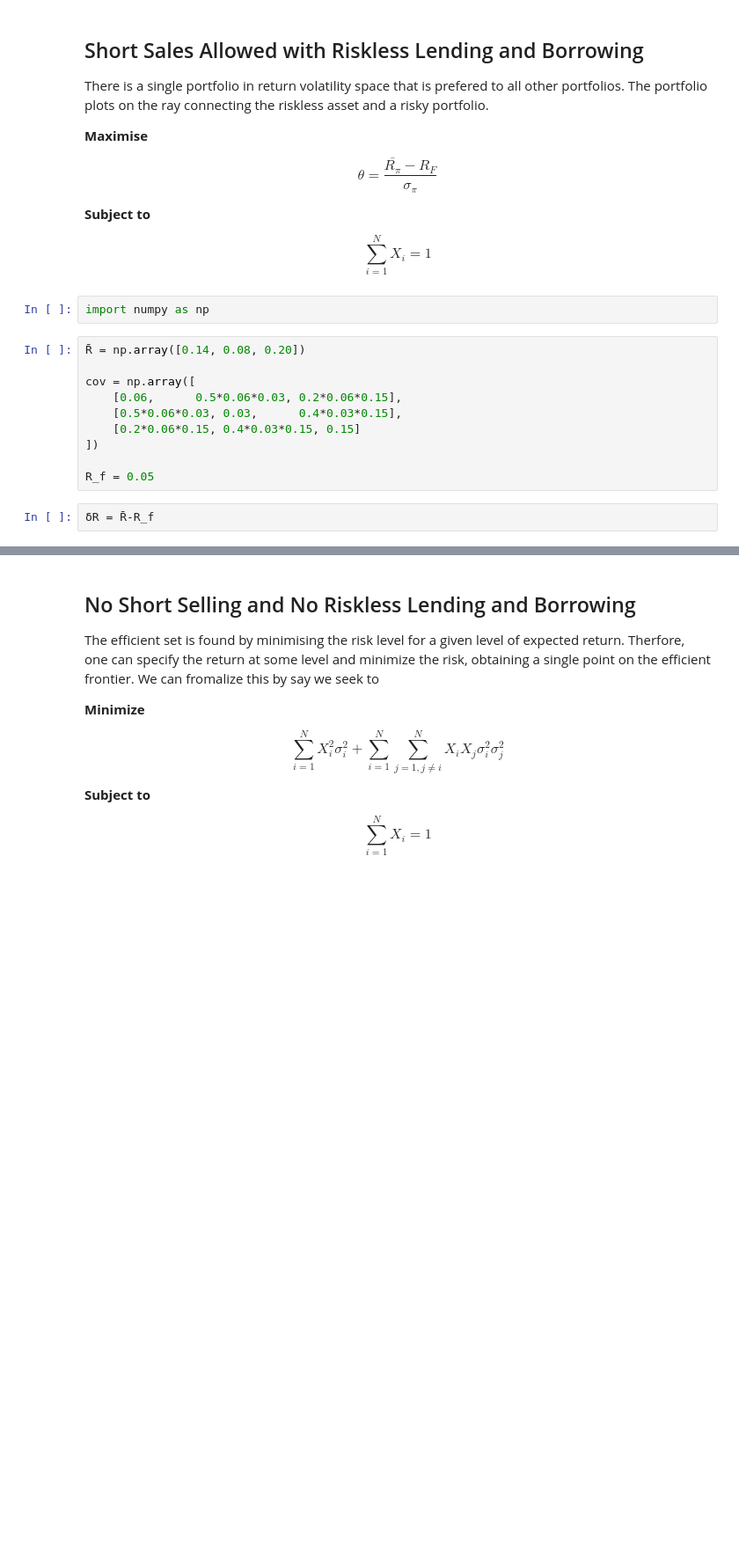
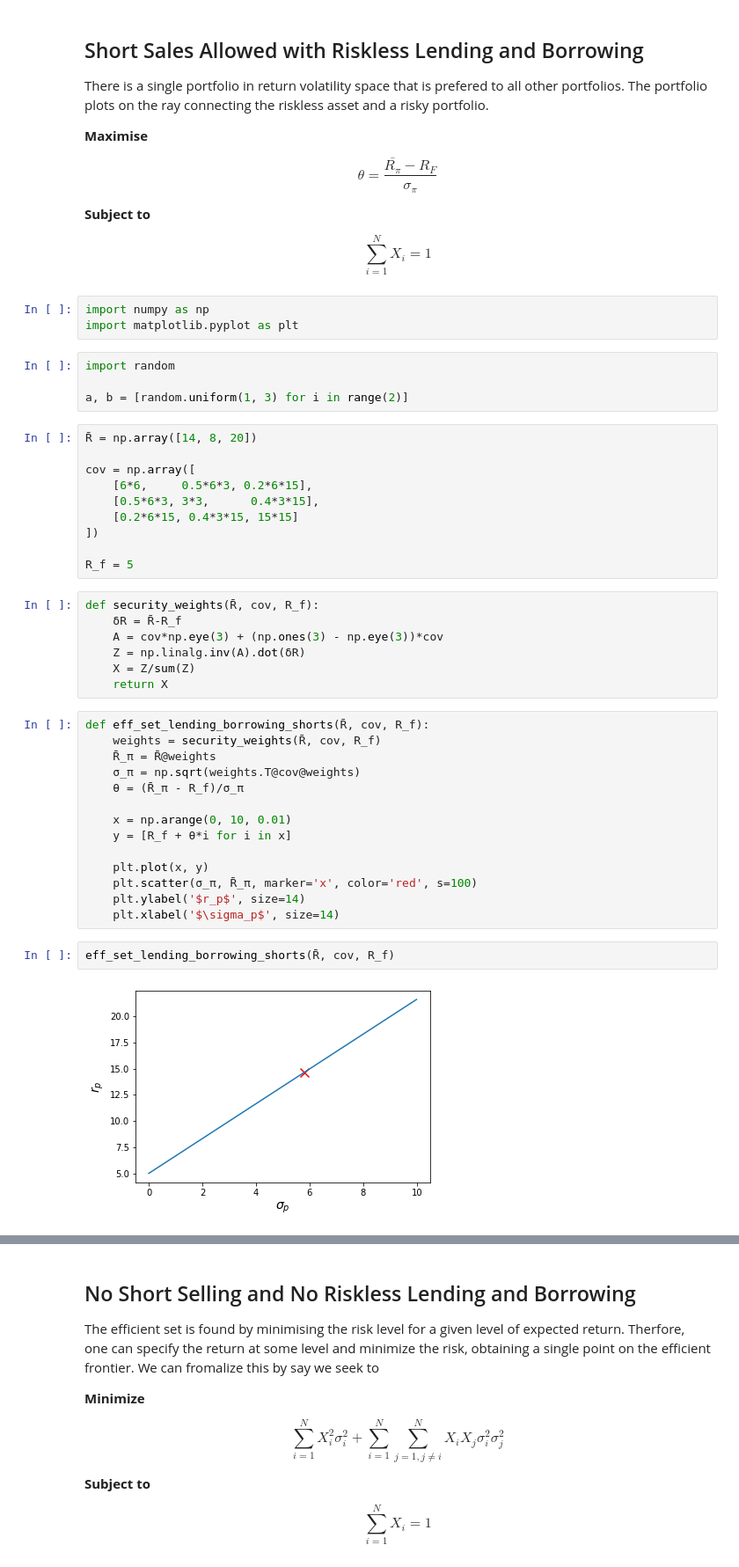
Before and after one commit to mjhoshea/portfolio-optimisation, a Jupyter notebook: notebooks/ch6.ipynb, the cells around one changed output, grey strips where cells are left out. Shown: that part at 88% size. Drawn from its saved outputs; the diff is of its cells as text; blank space fills up the shorter version.

```diff
--- a/notebooks/ch6.ipynb
+++ b/notebooks/ch6.ipynb
@@ -14,15 +14,43 @@ $$ \theta = \frac{\bar{R_{\pi}} - R_F}{\sigma_{\pi}}$$
 $$ \sum_{i=1}^N X_i = 1$$
 # %%
 import numpy as np
+import matplotlib.pyplot as plt
+# %%
+import random
+
+a, b = [random.uniform(1, 3) for i in range(2)]
 # %%
-R̄ = np.array([0.14, 0.08, 0.20])
+R̄ = np.array([14, 8, 20])
 
 cov = np.array([
-    [0.06,      0.5*0.06*0.03, 0.2*0.06*0.15],
-    [0.5*0.06*0.03, 0.03,      0.4*0.03*0.15],
-    [0.2*0.06*0.15, 0.4*0.03*0.15, 0.15]
+    [6*6,     0.5*6*3, 0.2*6*15],
+    [0.5*6*3, 3*3,      0.4*3*15],
+    [0.2*6*15, 0.4*3*15, 15*15]
 ])
 
-R_f = 0.05
+R_f = 5
+# %%
+def security_weights(R̄, cov, R_f):
+    δR = R̄-R_f
+    A = cov*np.eye(3) + (np.ones(3) - np.eye(3))*cov
+    Z = np.linalg.inv(A).dot(δR)
+    X = Z/sum(Z)
+    return X
+# %%
+def eff_set_lending_borrowing_shorts(R̄, cov, R_f):
+    weights = security_weights(R̄, cov, R_f)
+    R̄_π = R̄@weights
+    σ_π = np.sqrt(weights.T@cov@weights)
+    θ = (R̄_π - R_f)/σ_π
+
+    x = np.arange(0, 10, 0.01)
+    y = [R_f + θ*i for i in x]
+
+    plt.plot(x, y)
+    plt.scatter(σ_π, R̄_π, marker='x', color='red', s=100)
+    plt.ylabel('$r_p$', size=14)
+    plt.xlabel('$\sigma_p$', size=14)
 # %%
-δR = R̄-R_f
+eff_set_lending_borrowing_shorts(R̄, cov, R_f)
+# %% [output]
+[figure, added]
```
Also changed, not shown: parts of 63 cells of this notebook, 13 other files.
